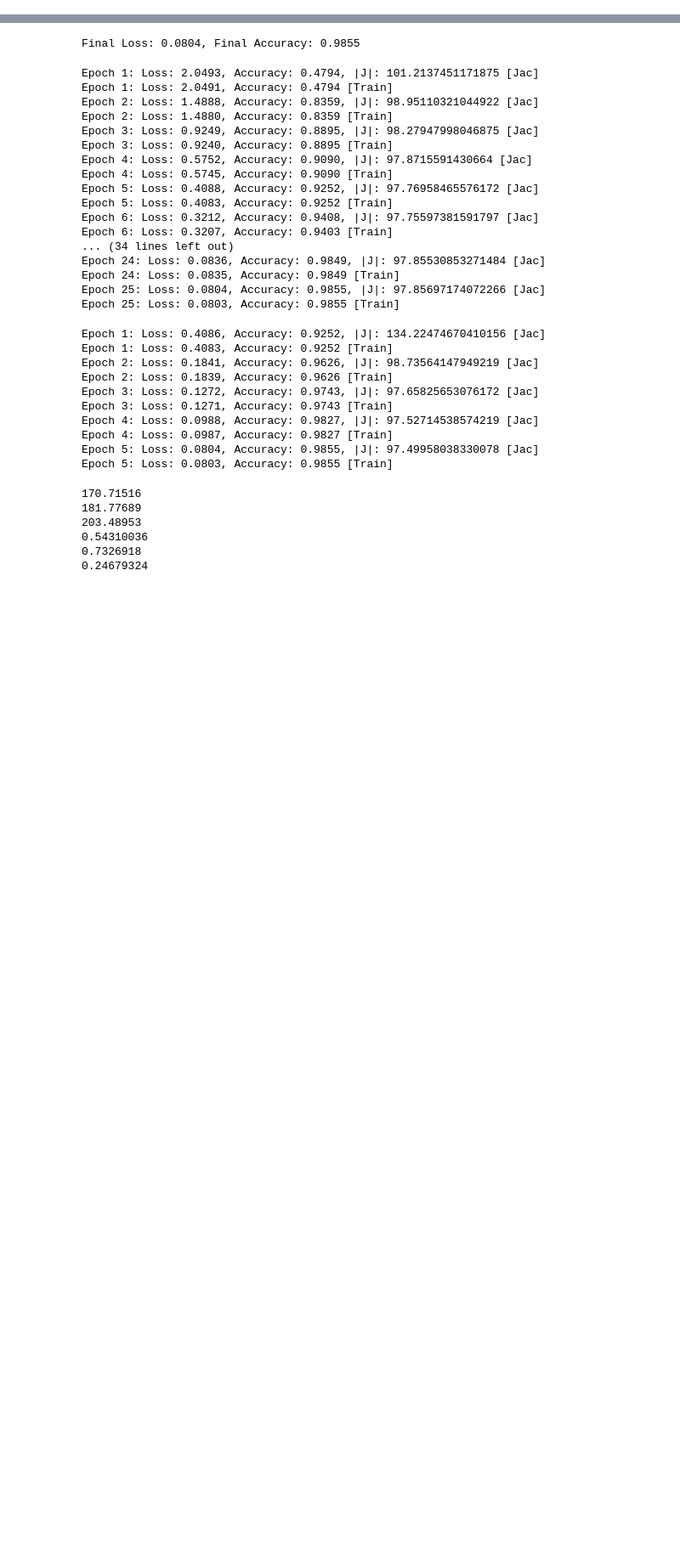
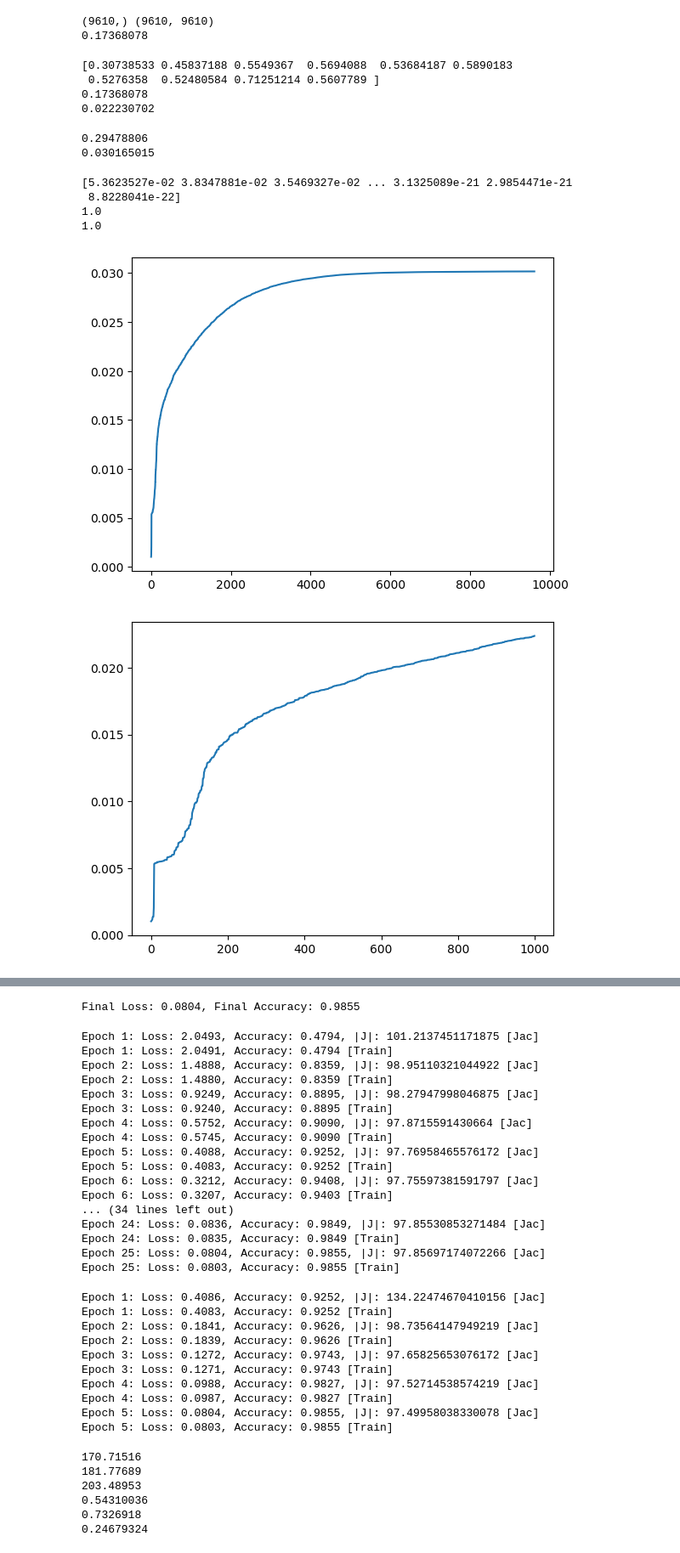
Before and after one commit to EleutherAI/basin-volume, a Jupyter notebook: jacobian.ipynb, the cells around one changed output, grey strips where cells are left out. Shown at 85% size. Drawn from its saved outputs; the diff is of its cells as text; code cells hidden in the pictures; blank space fills up the shorter version.

Commit message:
delta bulk

```diff
--- a/jacobian.ipynb
+++ b/jacobian.ipynb
@@ -106,0 +317,18 @@ X, Y = X[:trimmed_len], Y[:trimmed_len]
+# %%
+outs_jax = jax.pmap(jnp.linalg.svd)(J)
+# %%
+delta_bulks_8 = []
+
+u8, s8, vt8 = outs_jax
+
+for i in range(8):
+    u, s, vt = u8[i], s8[i], vt8[i]
+    final_params_i = final_params[i]
+    init_params_i = model.init(keys[i], X)
+    init_params_i = ravel_pytree(init_params_i)[0]
+    dists = jnp.abs(s - 1)
+    bulk = jnp.argsort(dists)[:2000]
+    delta = final_params_i - init_params_i
+    proj = vt[bulk, :]
+    delta_bulk = proj.T @ (proj @ delta)
+    delta_bulks_8.append(delta_bulk)
@@ -106,0 +465,47 @@ X, Y = X[:trimmed_len], Y[:trimmed_len]
+# %%
+# stack bulks, compute mean and cov matrix
+
+delta_bulks_stacked = jnp.stack(delta_bulks)
+delta_bulks_mean = jnp.mean(delta_bulks_stacked, axis=0)
+delta_bulks_cov = jnp.cov(delta_bulks_stacked, rowvar=False)
+print(delta_bulks_mean.shape, delta_bulks_cov.shape)
+print(jnp.linalg.norm(delta_bulks_mean))
+# %% [output]
+(9610,) (9610, 9610)
+0.17368078
+# %%
+print((jnp.linalg.norm(delta_bulks_stacked, axis=1)))
+print(jnp.linalg.norm(delta_bulks_mean))
+print(jnp.linalg.norm(delta_bulks_mean) / jnp.linalg.norm(delta))
+# %% [output]
+[0.30738533 0.45837188 0.5549367  0.5694088  0.53684187 0.5890183
+ 0.5276358  0.52480584 0.71251214 0.5607789 ]
+0.17368078
+0.022230702
+# %%
+print(jnp.mean(jnp.linalg.norm(delta_bulks_stacked, axis=1)**2))
+print(jnp.linalg.norm(delta_bulks_mean)**2)
+# %% [output]
+0.29478806
+0.030165015
+# %%
+# SVD on cov matrix
+u, s, vt = jnp.linalg.svd(delta_bulks_cov)
+print(s)
+print(jnp.linalg.norm(u[:, 0]))
+print(jnp.linalg.norm(vt[0, :]))
+# %% [output]
+[5.3623527e-02 3.8347881e-02 3.5469327e-02 ... 3.1325089e-21 2.9854471e-21
+ 8.8228041e-22]
+1.0
+1.0
+# %%
+plt.plot(jnp.cumsum(jnp.square(vt @ delta_bulks_mean))[:])
+plt.show()
+plt.plot(jnp.cumsum(jnp.square(vt @ delta_bulks_mean))[:1000])
+plt.show()
+plt.plot(jnp.cumsum(jnp.square(vt @ delta_bulks_mean))[:20])
+plt.show()
+# %% [output]
+[figure, added]
+[figure, added]
```
Also changed, not shown: parts of 73 cells of this notebook, 2 other files.
